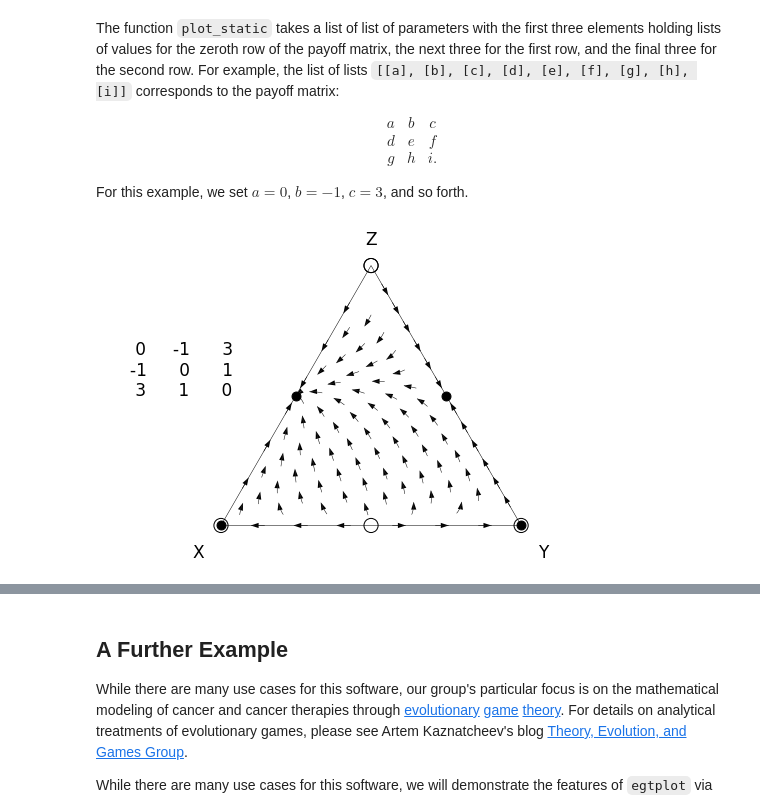
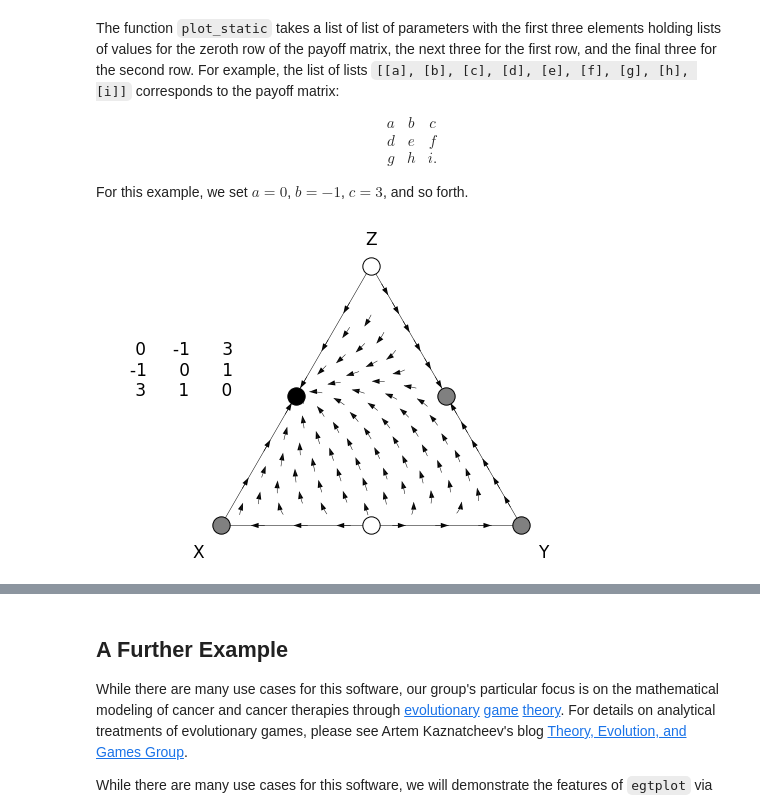
Before and after one commit to mirzaevinom/egtplot, a Jupyter notebook: egtplot_demonstration.ipynb, the cells around one changed output, grey strips where cells are left out. Cells and saved outputs as stored; diff of their text form; code cells hidden in the pictures.

```diff
--- a/egtplot_demonstration.ipynb
+++ b/egtplot_demonstration.ipynb
@@ -47,6 +47,6 @@ g & h & i.
 For this example, we set $a = 0$, $b = -1$, $c = 3$, and so forth.
 # %%
 payoff_entries = [[0], [-1], [3], [-1], [0], [1], [3], [1], [0]]
-simplex = plot_static(payoff_entries, background=False, edge_eq=True)
+simplex = plot_static(payoff_entries)
 # %% [output]
-[figure, old version]
+[figure, new version]
```
Also changed, not shown: parts of 14 cells of this notebook, 7 other files.
